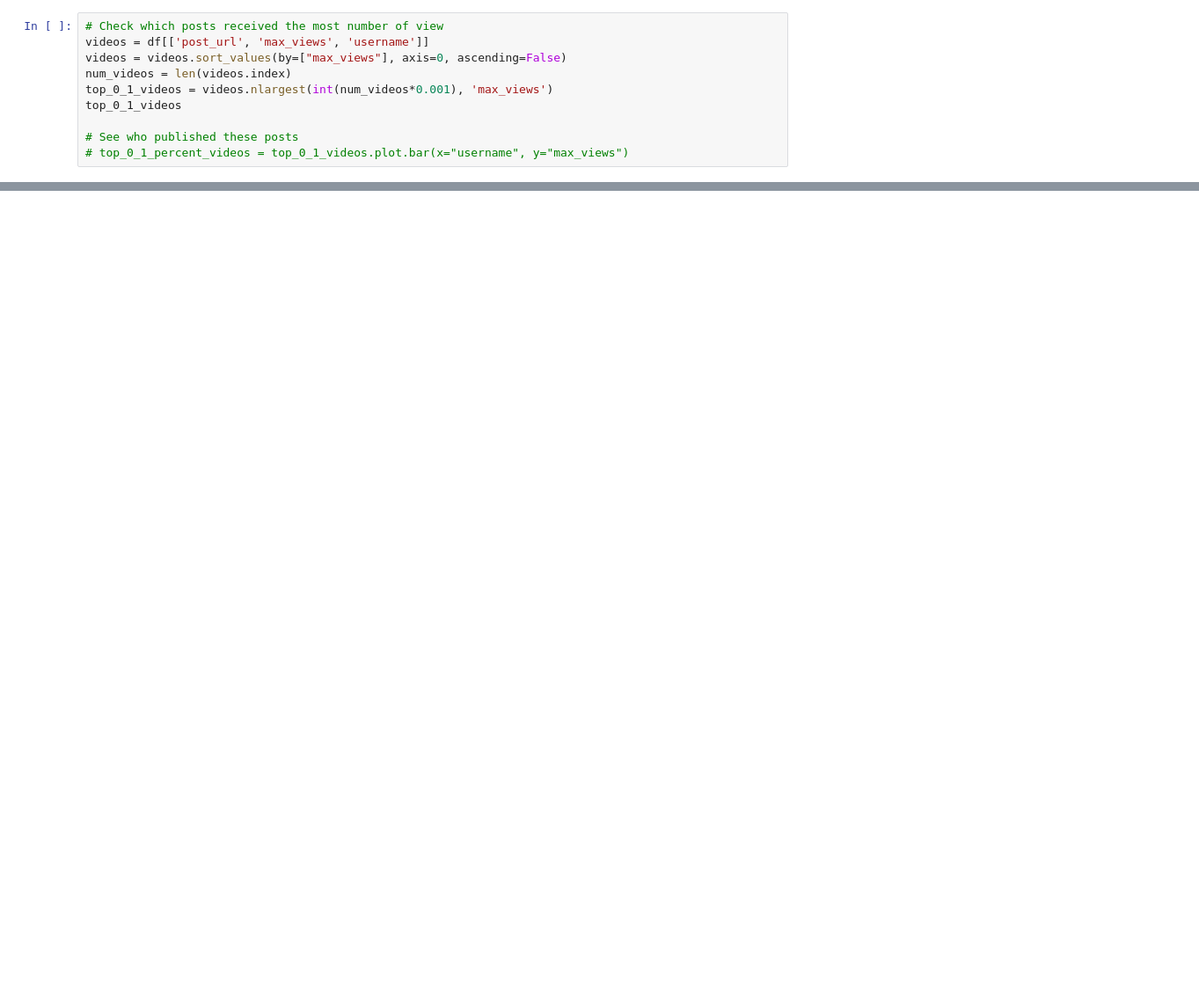
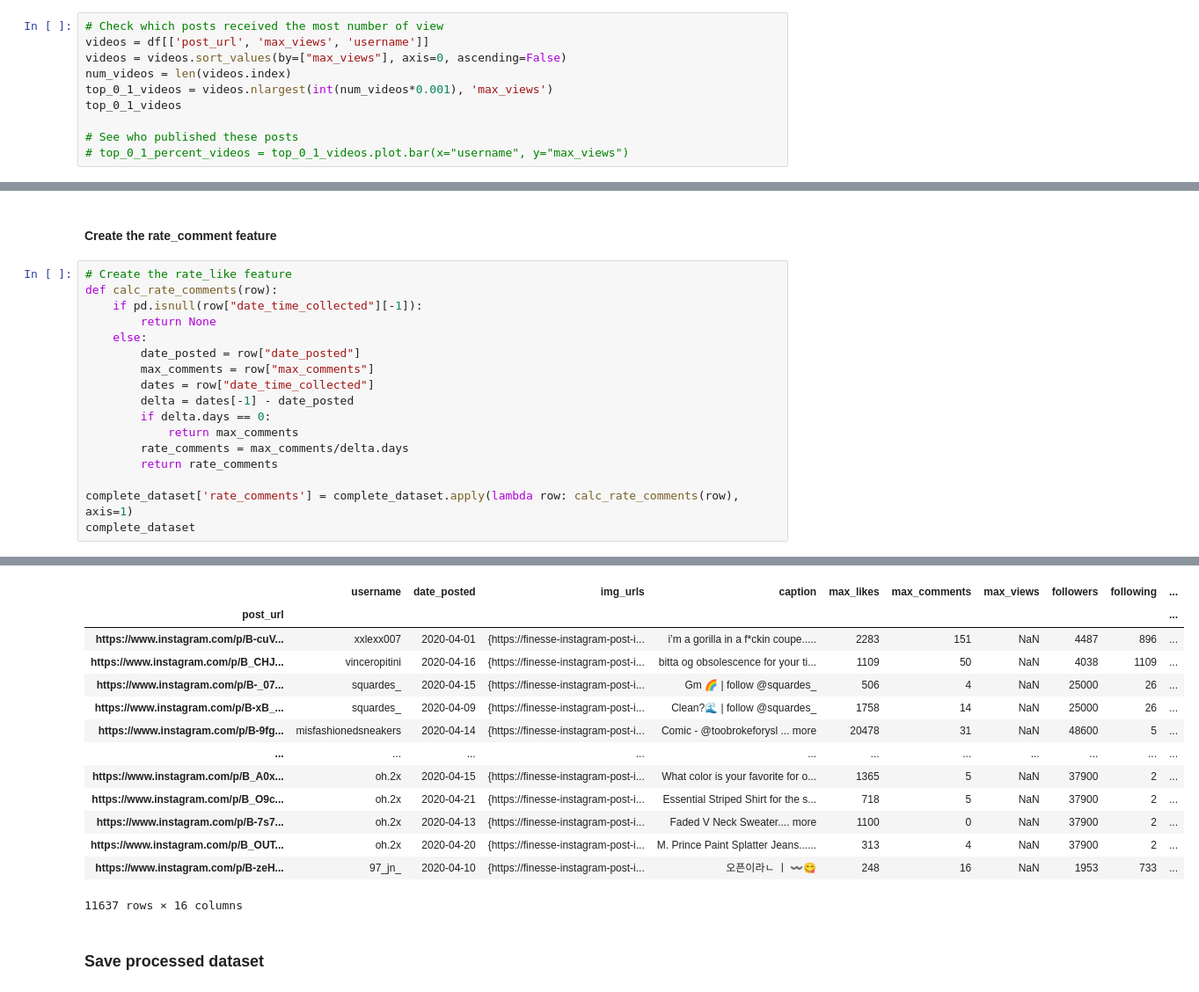
Before and after one commit to lavinama/modelling_social_data, a Jupyter notebook: understanding_data.ipynb, the cells around one changed output, grey strips where cells are left out. Shown at 88% size. Saved outputs shown, nothing was run; the diff lists cells and outputs as text; blank space fills up the shorter version.

```diff
--- a/understanding_data.ipynb
+++ b/understanding_data.ipynb
@@ -110,0 +347,20 @@ top_0_1_videos
+# %% [markdown]
+#### Create the rate_comment feature
+# %%
+# Create the rate_like feature
+def calc_rate_comments(row):
+    if pd.isnull(row["date_time_collected"][-1]):
+        return None
+    else:
+        date_posted = row["date_posted"]
+        max_comments = row["max_comments"]
+        dates = row["date_time_collected"]
+        delta = dates[-1] - date_posted
+        if delta.days == 0:
+            return max_comments
+        rate_comments = max_comments/delta.days
+        return rate_comments
+
+complete_dataset['rate_comments'] = complete_dataset.apply(lambda row: calc_rate_comments(row), axis=1)
+complete_dataset
+# %% [output]
@@ -110,0 +384,16 @@ top_0_1_videos
+|  | username | date_posted | img_urls | caption | max_likes | max_comments | max_views | followers | following | ... |
+| post_url |  |  |  |  |  |  |  |  |  | ... |
+| https://www.instagram.com/p/B-cuV... | xxlexx007 | 2020-04-01 | {https://finesse-instagram-post-i... | i’m a gorilla in a f*ckin coupe..... | 2283 | 151 | NaN | 4487 | 896 | ... |
+| https://www.instagram.com/p/B_CHJ... | vinceropitini | 2020-04-16 | {https://finesse-instagram-post-i... | bitta og obsolescence for your ti... | 1109 | 50 | NaN | 4038 | 1109 | ... |
+| https://www.instagram.com/p/B-_07... | squardes_ | 2020-04-15 | {https://finesse-instagram-post-i... | Gm 🌈 | follow @squardes_ | 506 | 4 | NaN | 25000 | 26 | ... |
+| https://www.instagram.com/p/B-xB_... | squardes_ | 2020-04-09 | {https://finesse-instagram-post-i... | Clean?🌊 | follow @squardes_ | 1758 | 14 | NaN | 25000 | 26 | ... |
+| https://www.instagram.com/p/B-9fg... | misfashionedsneakers | 2020-04-14 | {https://finesse-instagram-post-i... | Comic - @toobrokeforysl ... more | 20478 | 31 | NaN | 48600 | 5 | ... |
+| ... | ... | ... | ... | ... | ... | ... | ... | ... | ... | ... |
+| https://www.instagram.com/p/B_A0x... | oh.2x | 2020-04-15 | {https://finesse-instagram-post-i... | What color is your favorite for o... | 1365 | 5 | NaN | 37900 | 2 | ... |
+| https://www.instagram.com/p/B_O9c... | oh.2x | 2020-04-21 | {https://finesse-instagram-post-i... | Essential Striped Shirt for the s... | 718 | 5 | NaN | 37900 | 2 | ... |
+| https://www.instagram.com/p/B-7s7... | oh.2x | 2020-04-13 | {https://finesse-instagram-post-i... | Faded V Neck Sweater.... more | 1100 | 0 | NaN | 37900 | 2 | ... |
+| https://www.instagram.com/p/B_OUT... | oh.2x | 2020-04-20 | {https://finesse-instagram-post-i... | M. Prince Paint Splatter Jeans...... | 313 | 4 | NaN | 37900 | 2 | ... |
+| https://www.instagram.com/p/B-zeH... | 97_jn_ | 2020-04-10 | {https://finesse-instagram-post-i... | 오픈이라ㄴ ㅣ 〰️😋 | 248 | 16 | NaN | 1953 | 733 | ... |
+11637 rows × 16 columns
+# %% [markdown]
+### Save processed dataset
```
Also changed, not shown: parts of 27 cells of this notebook, 14 other files.
